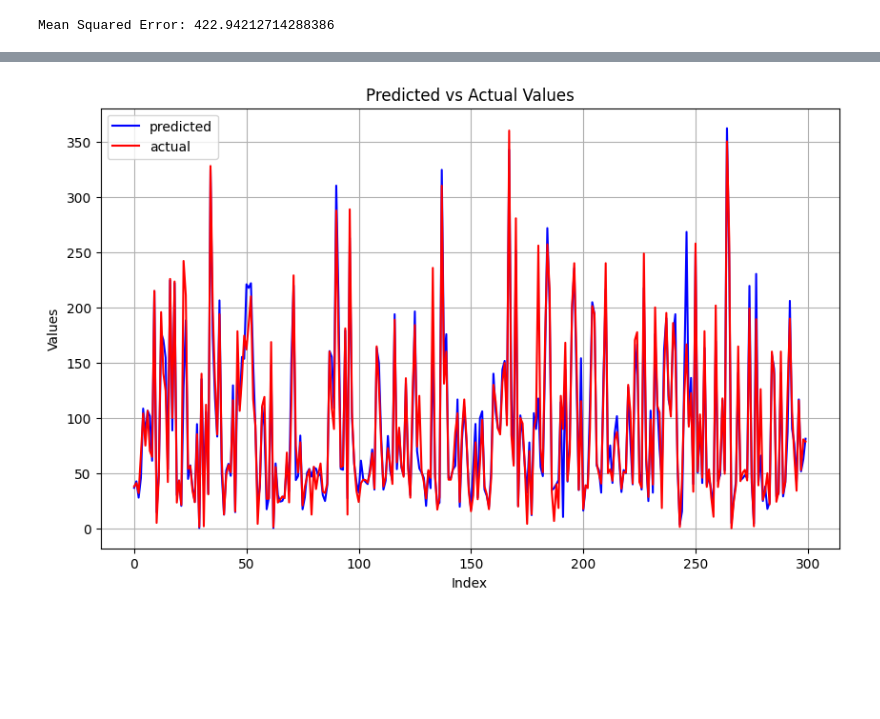
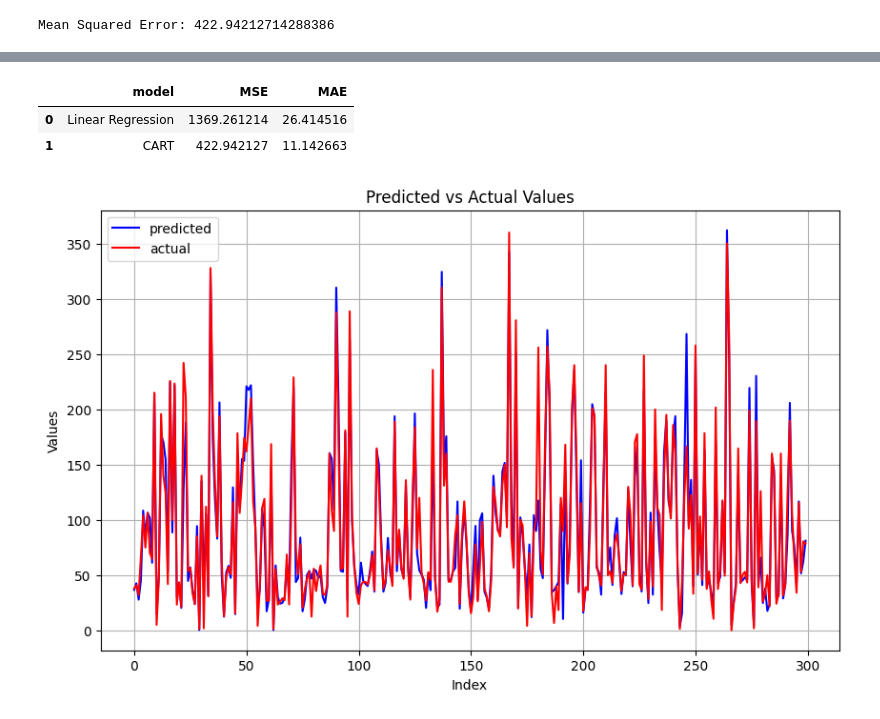
Before and after one commit to adebu/Day-Ahead-Market-Price-Forecast, a Jupyter notebook: price_analysis.ipynb, the cells around one changed output, grey strips where cells are left out. Saved outputs shown, nothing was run; the diff lists cells and outputs as text; code cells hidden in the pictures; blank space fills up the shorter version.

```diff
--- a/price_analysis.ipynb
+++ b/price_analysis.ipynb
@@ -111,3 +111,6 @@ y = df['spot_price']
 
 # Split the data into training and testing sets
 X_train, X_test, y_train, y_test = train_test_split(X, y, test_size=0.25, random_state=42)
+# %%
+def mean_absolute_error(y_true, y_pred):
+    return np.mean(np.abs(y_true - y_pred))
@@ -114,3 +119,5 @@ X_train, X_test, y_train, y_test = train_test_split(X, y, test_size=0.25, random
+# %%
+results = pd.DataFrame()
 # %% [markdown]
 ## 1. Linear Regression
 # %%
@@ -134,0 +131,11 @@ R-squared (R2): 0.7070227473274783
+# %%
+# Calculate MSE and MAE
+mse_lr = mean_squared_error(y_test, pred_reg)
+mae_lr = mean_absolute_error(y_test, pred_reg)
+
+# New row to be added
+lr_results = {'model': 'Linear Regression', 'MSE': mse_lr, 'MAE': mae_lr}
+
+# Specify the new row directly
+results = results.append(lr_results, ignore_index=True)
+results
@@ -188,3 +170,18 @@ df_comparison = pd.DataFrame({
+# %%
+# Calculate MSE and MAE
+mse_CART = mean_squared_error(y_test, pred_CART)
+mae_CART = mean_absolute_error(y_test, pred_CART)
+
+# New row to be added
+CART_results = {'model': 'CART', 'MSE': mse_CART, 'MAE': mae_CART}
+
+# Specify the new row directly
+results = results.append(CART_results, ignore_index=True)
+results
+# %% [output]
+|  | model | MSE | MAE |
+| 0 | Linear Regression | 1369.261214 | 26.414516 |
+| 1 | CART | 422.942127 | 11.142663 |
 # %%
 # Extracting 'Predicted' and 'Actual' columns from the DataFrame for the first 100 hours
 predicted_values = df_comparison['Predicted'].iloc[:300]  # Selecting first 100 values
```
Also changed, not shown: parts of 39 cells of this notebook.
